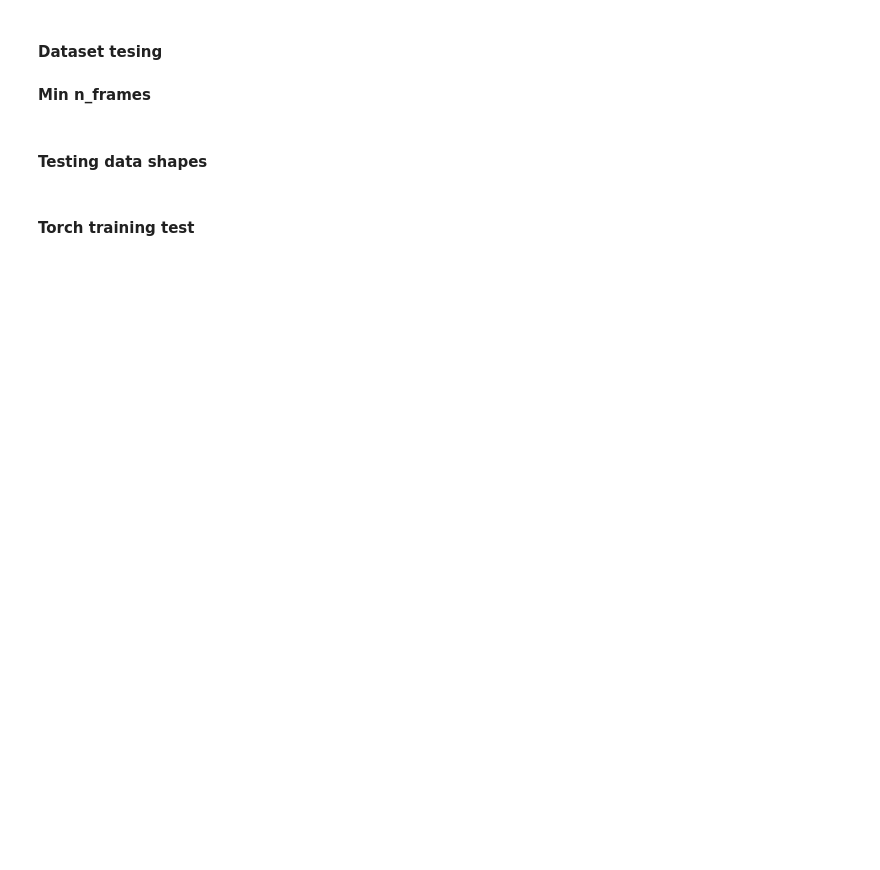
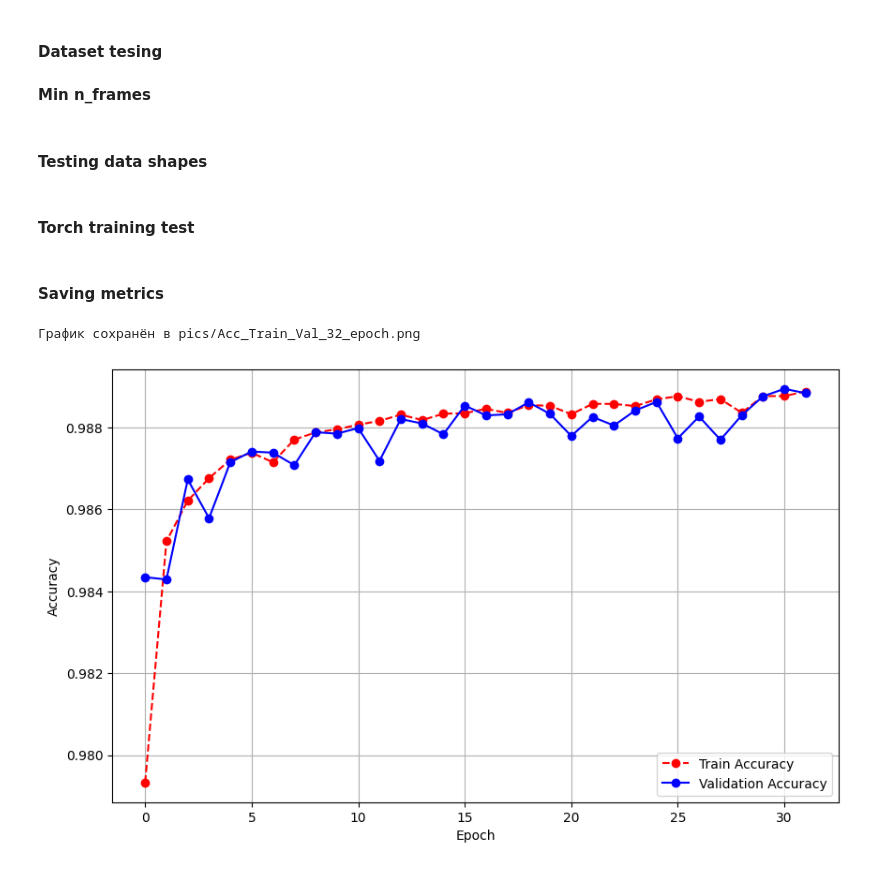
Before and after one commit to SBerik/VoiceDetectionForKazakhSpeech, a Jupyter notebook: testing.ipynb, the cells around one changed output. Saved outputs shown, nothing was run; the diff lists cells and outputs as text; code cells hidden in the pictures; blank space fills up the shorter version.

```diff
--- a/testing.ipynb
+++ b/testing.ipynb
@@ -248,3 +248,5 @@ if __name__ == '__main__':
 a = 0.00001
 b = 1e-05
 print(a == b )
+# %% [markdown]
+#### Saving metrics
@@ -250,0 +255,11 @@ print(a == b )
+# %%
+save_graph_tb_log_metrics(
+    first_csv_path='C:/Users/b.smadiarov/Downloads/Accuracy_Train.csv',
+    second_csv_path='C:/Users/b.smadiarov/Downloads/Accuracy_Validation.csv',
+    name_ox='Epoch',
+    name_oy='Accuracy',
+    pth_save='pics/Acc_Train_Val_32_epoch.png'
+)
+# %% [output]
+График сохранён в pics/Acc_Train_Val_32_epoch.png
+[figure, added]
```
Also changed, not shown: parts of 2 cells of this notebook, 1 other file.
